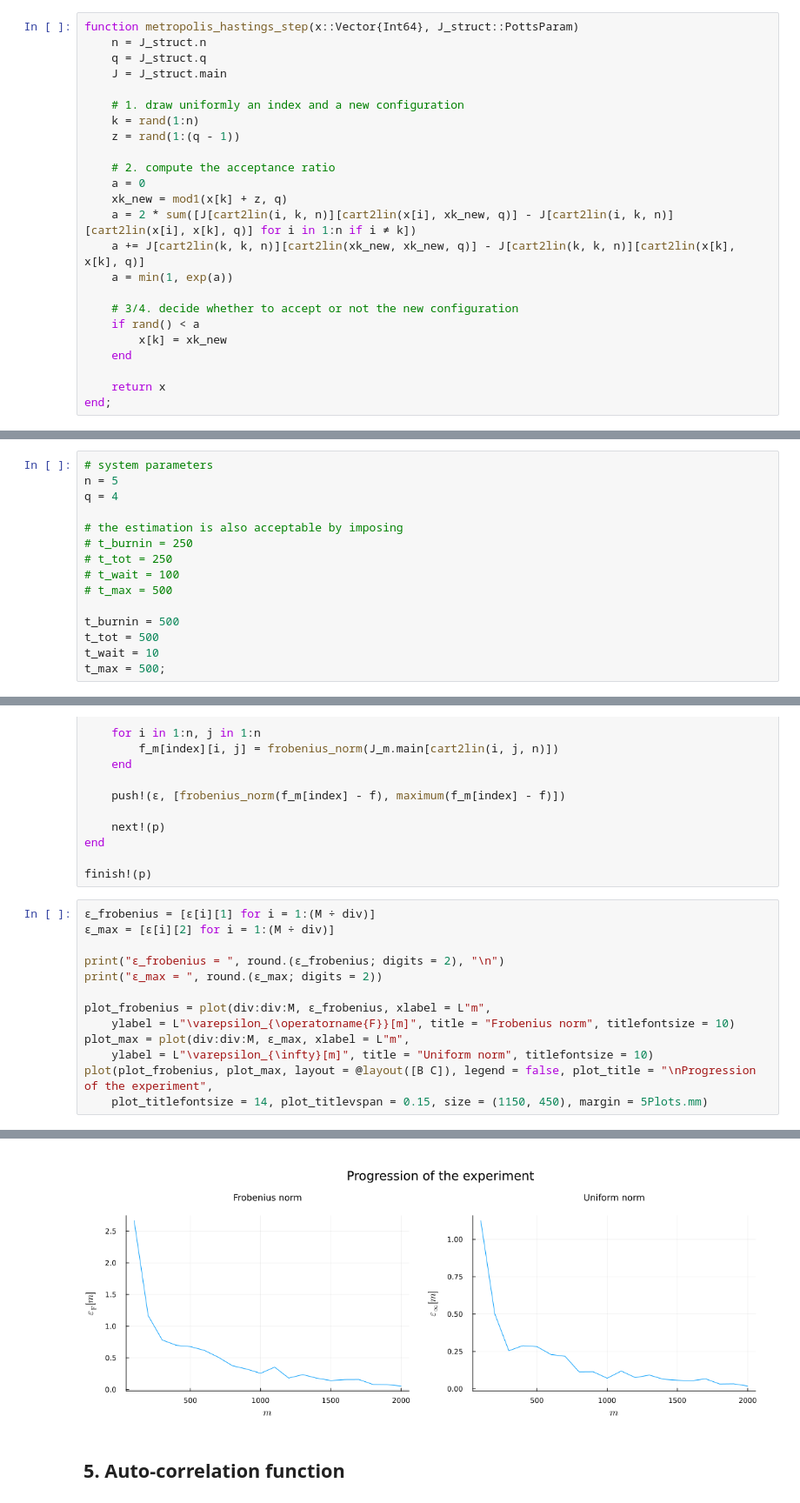
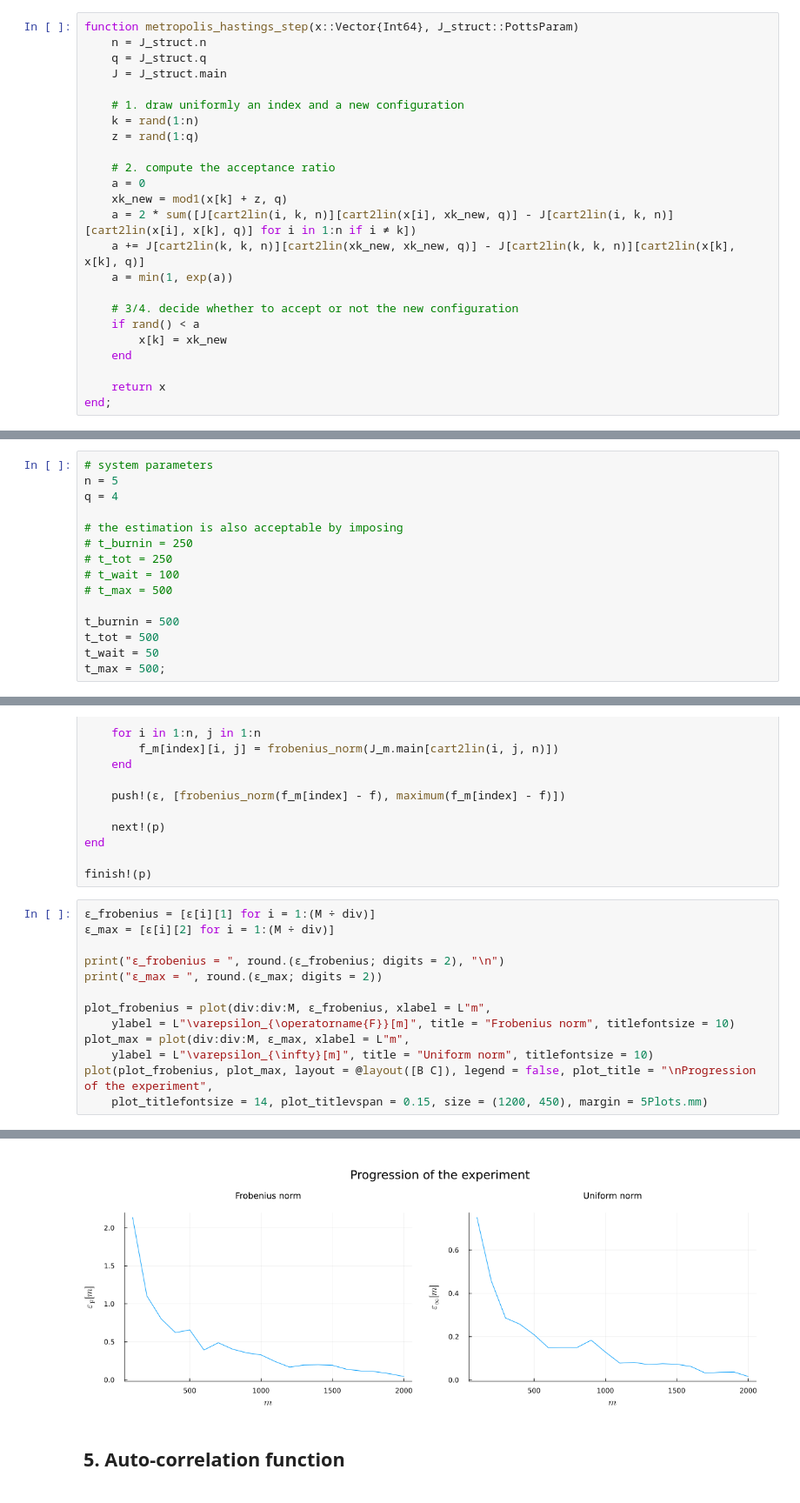
Before and after one commit to caporali/models_and_algorithms_project, a Jupyter notebook: project/main.ipynb, the cells around one changed output, grey strips where cells are left out. Shown at 87% size. Drawn from its saved outputs; the diff is of its cells as text.

```diff
--- a/project/main.ipynb
+++ b/project/main.ipynb
@@ -163,7 +163,7 @@ function metropolis_hastings_step(x::Vector{Int64}, J_struct::PottsParam)
 
 	# 1. draw uniformly an index and a new configuration
 	k = rand(1:n)
-	z = rand(1:(q - 1))
+	z = rand(1:q)
 
 	# 2. compute the acceptance ratio
 	a = 0
@@ -241,7 +241,7 @@ q = 4
 
 t_burnin = 500
 t_tot = 500
-t_wait = 10
+t_wait = 50
 t_max = 500;
 # %%
 # computation of δ_data given the observations x_data
@@ -682,5 +689,5 @@ plot_frobenius = plot(div:div:M, ε_frobenius, xlabel = L"m",
 plot_max = plot(div:div:M, ε_max, xlabel = L"m",
 	ylabel = L"\varepsilon_{\infty}[m]", title = "Uniform norm", titlefontsize = 10)
 plot(plot_frobenius, plot_max, layout = @layout([B C]), legend = false, plot_title = "\nProgression of the experiment",
-	plot_titlefontsize = 14, plot_titlevspan = 0.15, size = (1150, 450), margin = 5Plots.mm)
+	plot_titlefontsize = 14, plot_titlevspan = 0.15, size = (1200, 450), margin = 5Plots.mm)
 # %% [output]
@@ -689,4 +696,4 @@ plot(plot_frobenius, plot_max, layout = @layout([B C]), legend = false, plot_tit
-[figure, old version]
+[figure, new version]
 # %% [markdown]
 ## 5. Auto-correlation function
 # %% [markdown]
```
Also changed, not shown: parts of 15 cells of this notebook.
